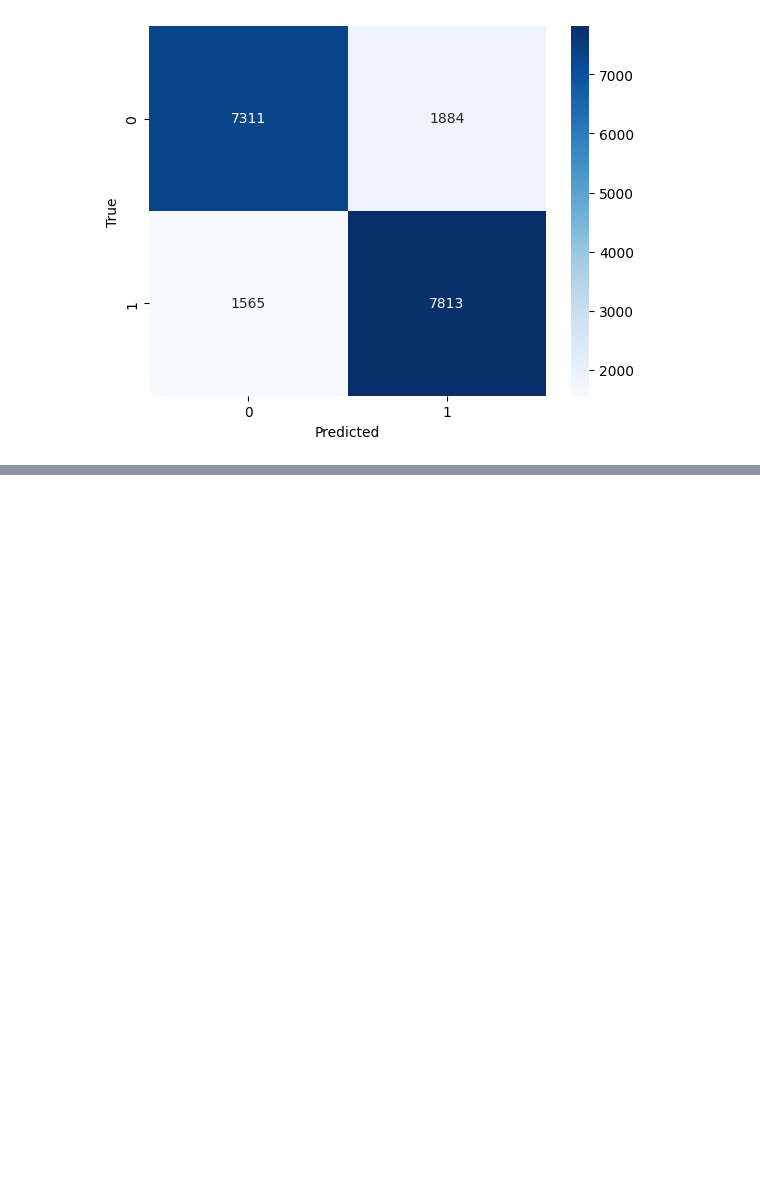
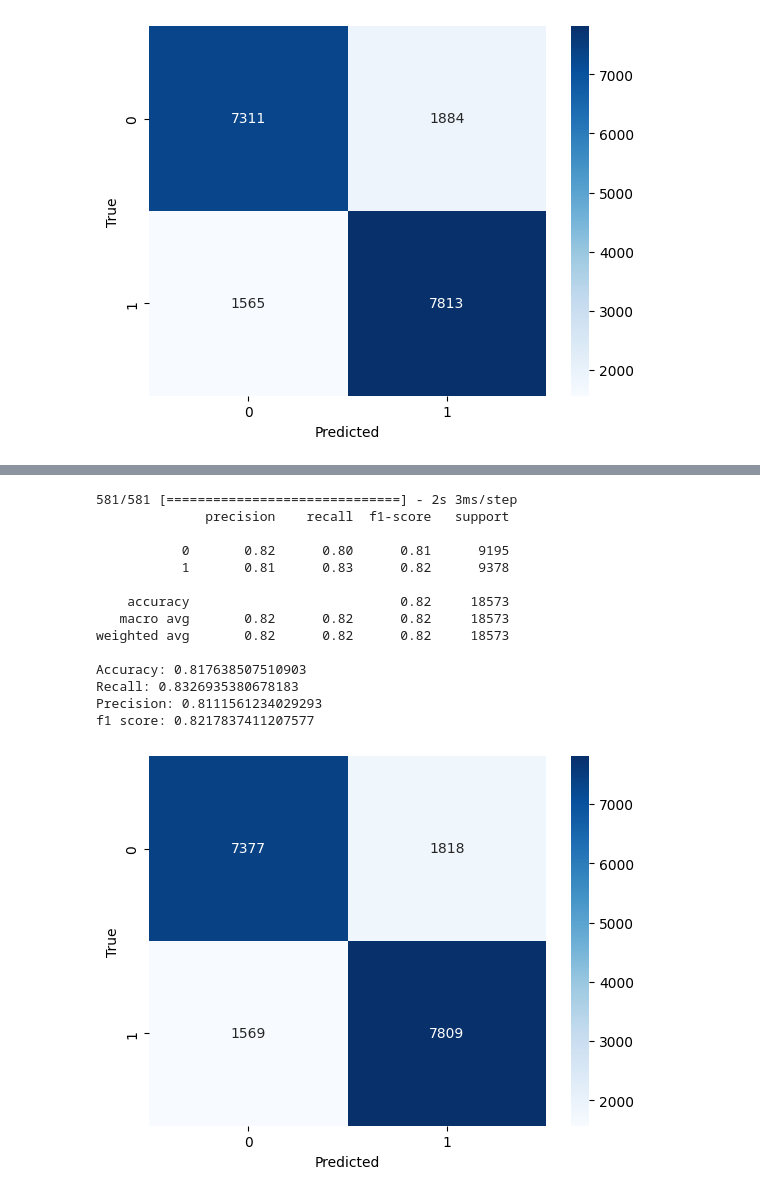
Before and after one commit to mrinkspot/Data-Science-and-Machine-Learning-Projects, a Jupyter notebook: 7506R_TP1_GRUPO20_CHP4_ENTREGA_N1.ipynb, the cells around one changed output, grey strips where cells are left out. Drawn from its saved outputs; the diff is of its cells as text; code cells hidden in the pictures; blank space fills up the shorter version.

```diff
--- a/7506R_TP1_GRUPO20_CHP4_ENTREGA_N1.ipynb
+++ b/7506R_TP1_GRUPO20_CHP4_ENTREGA_N1.ipynb
@@ -485,0 +560,20 @@ f1 score: 0.8191874180865006
+# %%
+y_pred_norm = modelo_rn_5.predict(x_test_norm)
+y_pred = np.where(y_pred_norm > 0.4, 1, 0)
+mostrar_metricas(y_test, y_pred)
+# %% [output]
+581/581 [==============================] - 2s 3ms/step
+              precision    recall  f1-score   support
+
+           0       0.82      0.80      0.81      9195
+           1       0.81      0.83      0.82      9378
+
+    accuracy                           0.82     18573
+   macro avg       0.82      0.82      0.82     18573
+weighted avg       0.82      0.82      0.82     18573
+
+Accuracy: 0.817638507510903
+Recall: 0.8326935380678183
+Precision: 0.8111561234029293
+f1 score: 0.8217837411207577
+[figure, added]
```
Also changed, not shown: parts of 18 cells of this notebook, 2 other files.
